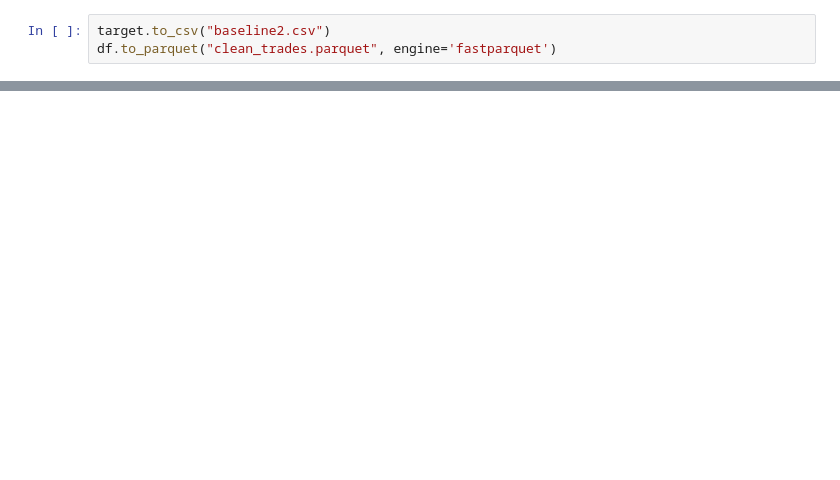
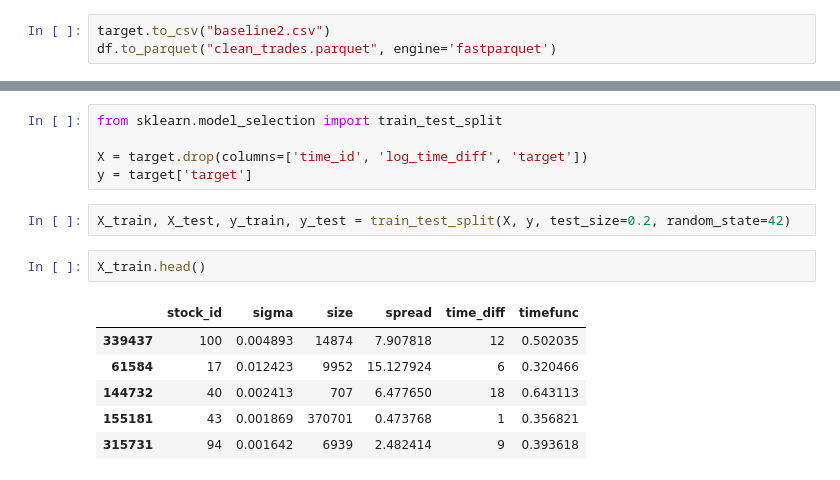
Before and after one commit to petepony/meow_meow, a Jupyter notebook: data_cleanup.ipynb, the cells around one changed output, grey strips where cells are left out. Cells and saved outputs as stored; diff of their text form; blank space fills up the shorter version.

```diff
--- a/data_cleanup.ipynb
+++ b/data_cleanup.ipynb
@@ -109,0 +140,16 @@ df.to_parquet("clean_trades.parquet", engine='fastparquet')
+# %%
+from sklearn.model_selection import train_test_split
+
+X = target.drop(columns=['time_id', 'log_time_diff', 'target'])
+y = target['target']
+# %%
+X_train, X_test, y_train, y_test = train_test_split(X, y, test_size=0.2, random_state=42)
+# %%
+X_train.head()
+# %% [output]
+|  | stock_id | sigma | size | spread | time_diff | timefunc |
+| 339437 | 100 | 0.004893 | 14874 | 7.907818 | 12 | 0.502035 |
+| 61584 | 17 | 0.012423 | 9952 | 15.127924 | 6 | 0.320466 |
+| 144732 | 40 | 0.002413 | 707 | 6.477650 | 18 | 0.643113 |
+| 155181 | 43 | 0.001869 | 370701 | 0.473768 | 1 | 0.356821 |
+| 315731 | 94 | 0.001642 | 6939 | 2.482414 | 9 | 0.393618 |
```
Also changed, not shown: parts of 27 cells of this notebook.
